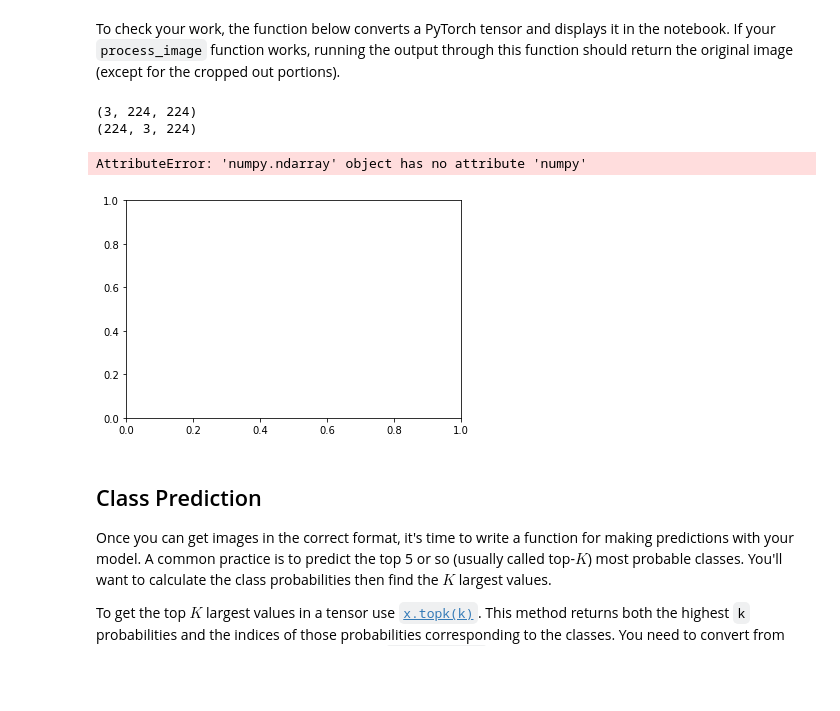
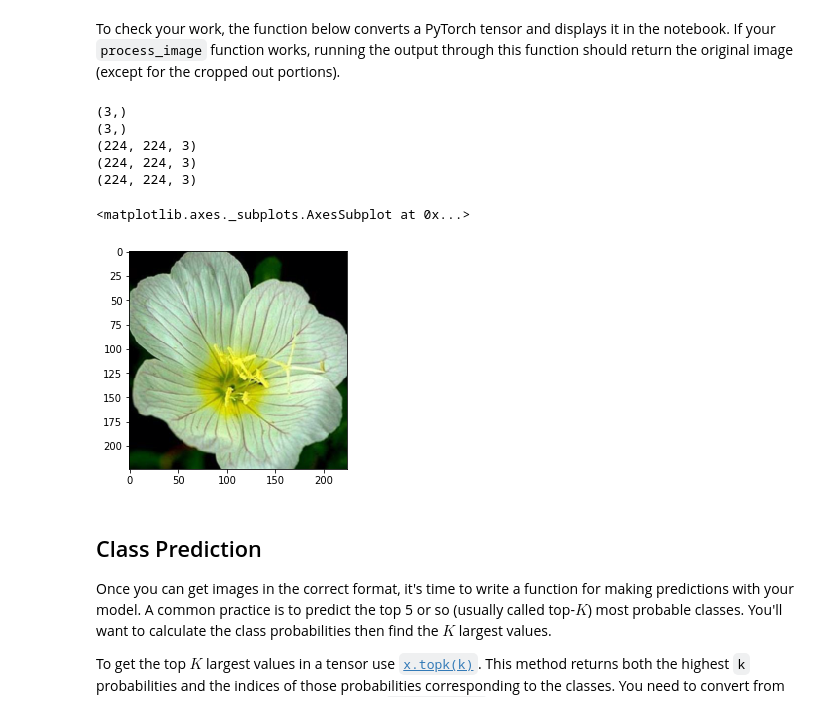
Before and after one commit to jihangshin/udacity, a Jupyter notebook: Image Classifier Project.ipynb, the cells around one changed output. Drawn from its saved outputs; the diff is of its cells as text; code cells hidden in the pictures; blank space fills up the shorter version.

```diff
--- a/Image Classifier Project.ipynb
+++ b/Image Classifier Project.ipynb
@@ -345,44 +351,52 @@ def process_image(image):
     pil_image = test_transforms(pil_image)
 
     np_image = np.array(pil_image)
-    print(np_image.shape)
-    new_image = np_image.transpose(2,0,1)
-    print(new_image.shape)
-    return new_image
+
+    return np_image
 # %% [markdown]
 To check your work, the function below converts a PyTorch tensor and displays it in the notebook. If your `process_image` function works, running the output through this function should return the original image (except for the cropped out portions).
 # %%
 def imshow(image, ax=None, title=None):
     """Imshow for Tensor."""
     if ax is None:
         fig, ax = plt.subplots()
 
     # PyTorch tensors assume the color channel is the first dimension
     # but matplotlib assumes is the third dimension
     image = image.numpy().transpose((1, 2, 0))
 
     # Undo preprocessing
     mean = np.array([0.485, 0.456, 0.406])
     std = np.array([0.229, 0.224, 0.225])
+    print(mean.shape)
+    print(std.shape)
+    print(image.shape)
+    mul = std * image
+    print(mul.shape)
     image = std * image + mean
+    print(image.shape)
 
     # Image needs to be clipped between 0 and 1 or it looks like noise when displayed
     image = np.clip(image, 0, 1)
 
     ax.imshow(image)
 
     return ax
 
 
 fp_image = valid_dir +'/1/image_06739.jpg'
-#images, labels = next(iter(train_loader))
+#image, label = next(iter(train_loader))
 image = process_image(fp_image)
-imshow(image)
+tc_image = torch.from_numpy(image)
+imshow(tc_image)
 # %% [output]
-(3, 224, 224)
-(224, 3, 224)
+(3,)
+(3,)
+(224, 224, 3)
+(224, 224, 3)
+(224, 224, 3)
-AttributeError: 'numpy.ndarray' object has no attribute 'numpy'
+<matplotlib.axes._subplots.AxesSubplot at 0x...>
-[figure, old version]
+[figure, new version]
 # %% [markdown]
 ## Class Prediction
 
```
Also changed, not shown: parts of 6 cells of this notebook, 1 other file.
